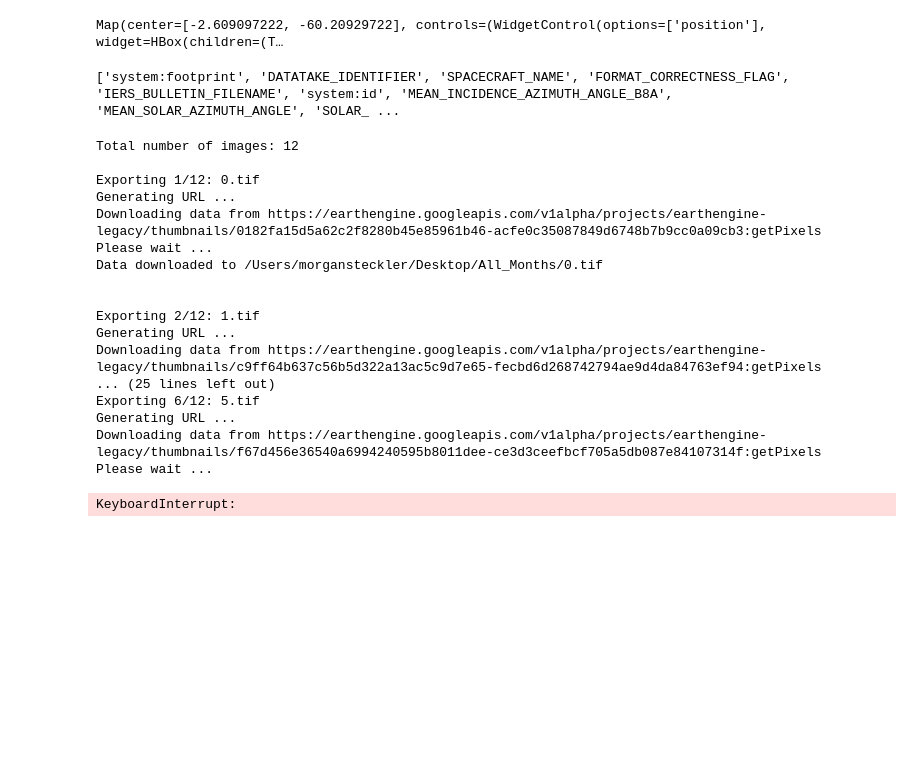
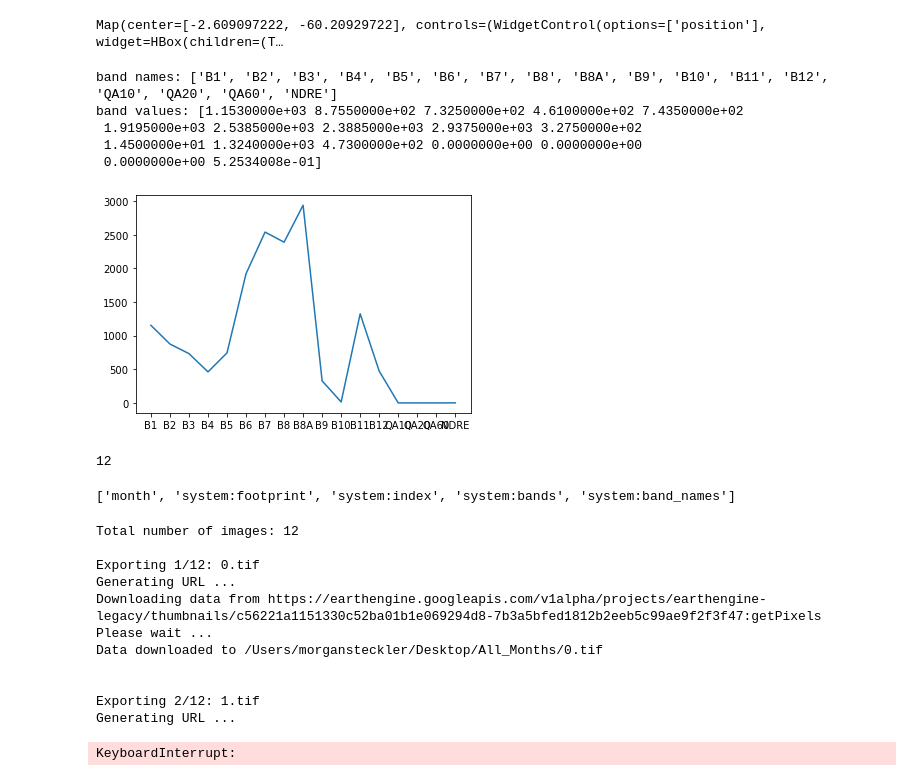
Before and after one commit to jitendra-kumar/tropical_phenology_gee, a Jupyter notebook: morgan/Manaus_BR.ipynb, the cells around one changed output. Drawn from its saved outputs; the diff is of its cells as text; code cells hidden in the pictures; blank space fills up the shorter version.

```diff
--- a/morgan/Manaus_BR.ipynb
+++ b/morgan/Manaus_BR.ipynb
@@ -117,34 +42,80 @@ Map.addLayer(medianMonths, ndre_params, 'Twelve Months NDRE')
+# %%
+#Create a masked collection
+masked = s2.map(maskS2clouds)
+# %%
+#Find median NDRE of each month in 2016 and save to image collection
+months = ee.List.sequence(1, 12) #Create a list with nums 1-12
+
+def byMonth (m):
+    month = (masked.filter(ee.Filter.calendarRange(m, m, 'month')) #(start, end, field)
+             .median() #Calculate median for all bands I selected
+             .set('month', m)) #Make month a property
+    return month
+
+masked_collection = ee.ImageCollection.fromImages(months.map(byMonth))
+masked_collection = masked_collection.map(lambda image: image.clip(brma2_region))
+# %%
+#Select one image from the collection
+july = masked_collection.filterMetadata('month', 'equals', 7) #1 is January, 12 is December
+july = july.median() #Set up image for Numpy function below
+Map.addLayer(month, {'bands': ['B4', 'B3', 'B2'], 'max': 3000}, 'jul masked')
+# %%
+#Dr. Wu's ee_to_numpy function re-written:
+#NOTE: I will need to find a way to iterate over a collection...
+bands = july.bandNames().getInfo()
+print(str('band names: ') + str(bands))
+
+band_arrs = july.sampleRectangle(region=brma2_point) #2-D pixel array as property per band
+band_values = [] #Create empty array
+for band in bands:
+    band_arr = band_arrs.get(band).getInfo() #Get property values for each band
+    band_value = np.array(band_arr) #Create numpy array
+    band_values.append(band_value) #Fill empty array
+
+values = np.dstack(band_values) #Create variable for filled array
+values = values.flatten() #Turn 3D array into 1D array
+print(str('band values: ') + str(values)) #Print the filled array
+# %% [output]
+band names: ['B1', 'B2', 'B3', 'B4', 'B5', 'B6', 'B7', 'B8', 'B8A', 'B9', 'B10', 'B11', 'B12', 'QA10', 'QA20', 'QA60', 'NDRE']
+band values: [1.1530000e+03 8.7550000e+02 7.3250000e+02 4.6100000e+02 7.4350000e+02
+ 1.9195000e+03 2.5385000e+03 2.3885000e+03 2.9375000e+03 3.2750000e+02
+ 1.4500000e+01 1.3240000e+03 4.7300000e+02 0.0000000e+00 0.0000000e+00
+ 0.0000000e+00 5.2534008e-01]
+# %%
+#Create a basic plot
+x = bands
+y = values
+plt.plot(x,y)
+plt.show()
+# %% [output]
+[figure, added]
+# %%
+#Make sure you dont have 1 million images to download...
+count = masked_collection.size().getInfo()
+print(count)
+# %% [output]
+12
 # %%
-#List sentinel2 metadata properties
-properties = s2.first().propertyNames().getInfo()
+#See what properties are included in my collection
+properties = masked_collection.first().propertyNames().getInfo()
 print(properties)
 # %% [output]
-['system:footprint', 'DATATAKE_IDENTIFIER', 'SPACECRAFT_NAME', 'FORMAT_CORRECTNESS_FLAG', 'IERS_BULLETIN_FILENAME', 'system:id', 'MEAN_INCIDENCE_AZIMUTH_ANGLE_B8A', 'MEAN_SOLAR_AZIMUTH_ANGLE', 'SOLAR_ ...
+['month', 'system:footprint', 'system:index', 'system:bands', 'system:band_names']
 # %%
-#Make sure you dont have 1 million images to download...
-count = allMonths.size().getInfo()
-print(count)
-
 #Export all 12 images into a file
 #This is quite slow, but it does work
 out_dir = '/Users/morgansteckler/Desktop/All_Months/'
-geemap.ee_export_image_collection(allMonths, out_dir, region = brma2_region, scale = 20, file_per_band=False)
+geemap.ee_export_image_collection(collection, out_dir, region = brma2_region, scale = 20, file_per_band=False)
 # %% [output]
 Total number of images: 12
 
 Exporting 1/12: 0.tif
 Generating URL ...
-Downloading data from https://earthengine.googleapis.com/v1alpha/projects/earthengine-legacy/thumbnails/0182fa15d5a62c2f8280b45e85961b46-acfe0c35087849d6748b7b9cc0a09cb3:getPixels
+Downloading data from https://earthengine.googleapis.com/v1alpha/projects/earthengine-legacy/thumbnails/c56221a1151330c52ba01b1e069294d8-7b3a5bfed1812b2eeb5c99ae9f2f3f47:getPixels
 Please wait ...
 Data downloaded to /Users/morgansteckler/Desktop/All_Months/0.tif
 
 
 Exporting 2/12: 1.tif
 Generating URL ...
-Downloading data from https://earthengine.googleapis.com/v1alpha/projects/earthengine-legacy/thumbnails/c9ff64b637c56b5d322a13ac5c9d7e65-fecbd6d268742794ae9d4da84763ef94:getPixels
-... (25 lines left out)
-Exporting 6/12: 5.tif
-Generating URL ...
-Downloading data from https://earthengine.googleapis.com/v1alpha/projects/earthengine-legacy/thumbnails/f67d456e36540a6994240595b8011dee-ce3d3ceefbcf705a5db087e84107314f:getPixels
-Please wait ...
 KeyboardInterrupt:
```
Also changed, not shown: parts of 9 cells of this notebook, 1 other file.
